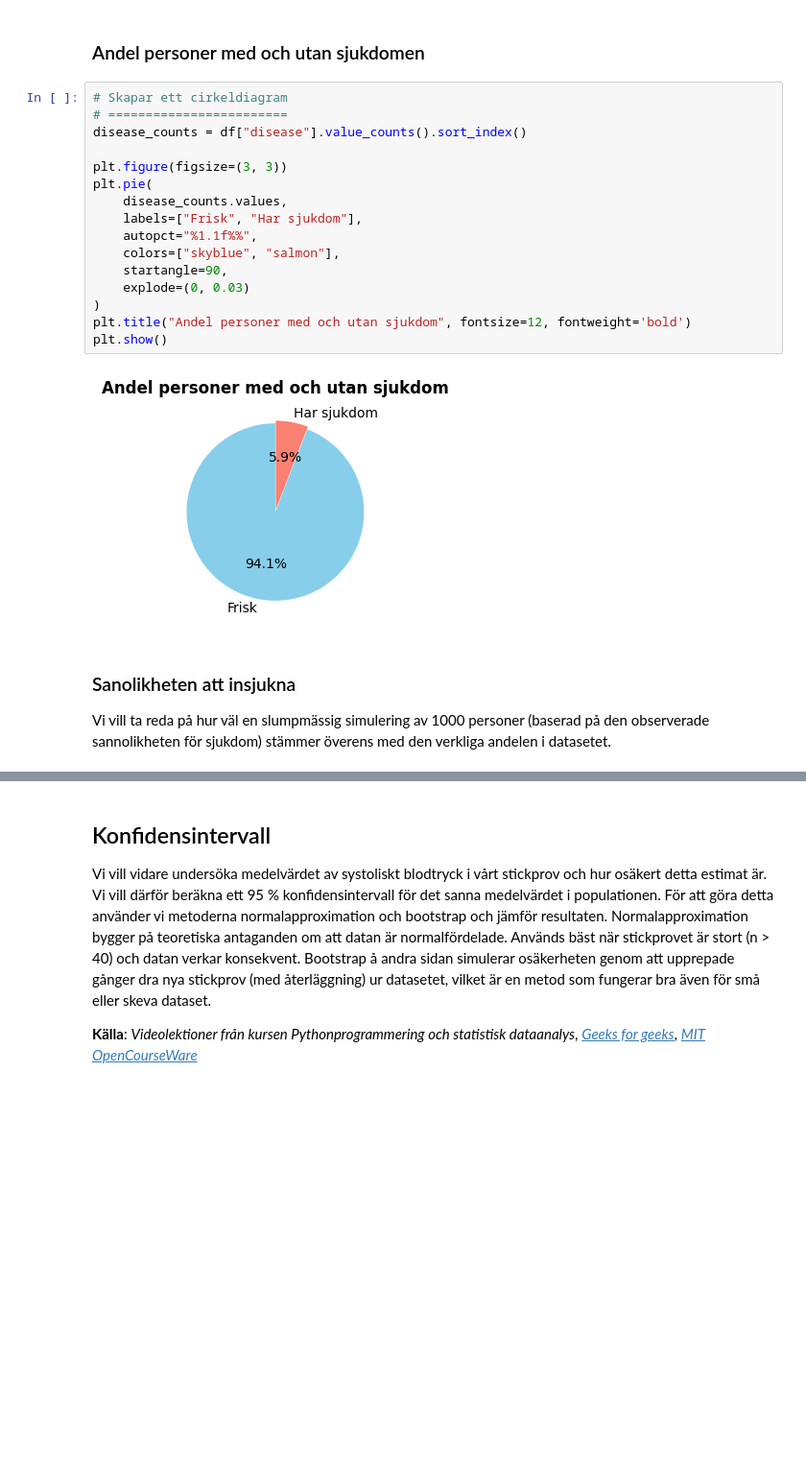
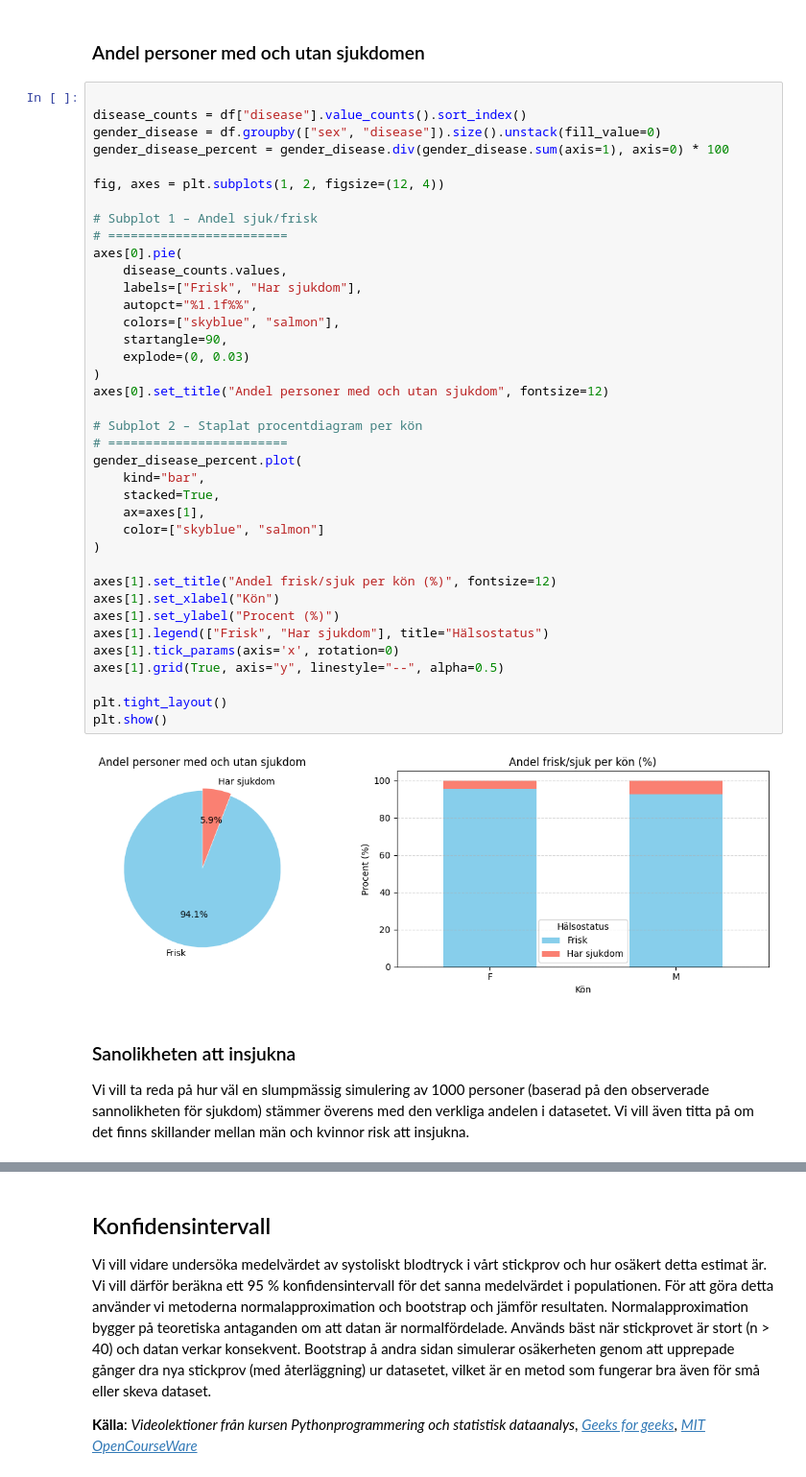
Before and after one commit to belson-h/Project---Health-Study, a Jupyter notebook: study_report.ipynb, the cells around one changed output, grey strips where cells are left out. Shown at 96% size. Drawn from its saved outputs; the diff is of its cells as text; blank space fills up the shorter version.

Commit message:
Lägger till fördjupad analys - individer med sjukdomen

```diff
--- a/study_report.ipynb
+++ b/study_report.ipynb
@@ -176,28 +176,50 @@ Slutligen vill vi jämföra den simulerade andelen med den verkliga andelen i da
 **Källa**: *Videolektioner från kursen Pythonprogrammering och statistisk dataanalys*, *[Geeks for Geeks - Pie Chart](https://www.geeksforgeeks.org/data-science/plot-a-pie-chart-in-python-using-matplotlib/)*, *[Geeks for geeks - random.seed()](https://www.geeksforgeeks.org/python/random-seed-in-python/)*
 # %% [markdown]
 ### Andel personer med och utan sjukdomen
-# %%
-# Skapar ett cirkeldiagram
-# ========================
-disease_counts = df["disease"].value_counts().sort_index()
-
-plt.figure(figsize=(3, 3))
-plt.pie(
-    disease_counts.values,
-    labels=["Frisk", "Har sjukdom"],
-    autopct="%1.1f%%",
-    colors=["skyblue", "salmon"],
-    startangle=90,
-    explode=(0, 0.03)
-)
-plt.title("Andel personer med och utan sjukdom", fontsize=12, fontweight='bold')
-plt.show()
-# %% [output]
-[figure, removed]
+# %%
+
+disease_counts = df["disease"].value_counts().sort_index()
+gender_disease = df.groupby(["sex", "disease"]).size().unstack(fill_value=0)
+gender_disease_percent = gender_disease.div(gender_disease.sum(axis=1), axis=0) * 100
+
+fig, axes = plt.subplots(1, 2, figsize=(12, 4))
+
+# Subplot 1 – Andel sjuk/frisk
+# ========================
+axes[0].pie(
+    disease_counts.values,
+    labels=["Frisk", "Har sjukdom"],
+    autopct="%1.1f%%",
+    colors=["skyblue", "salmon"],
+    startangle=90,
+    explode=(0, 0.03)
+)
+axes[0].set_title("Andel personer med och utan sjukdom", fontsize=12)
+
+# Subplot 2 – Staplat procentdiagram per kön
+# ========================
+gender_disease_percent.plot(
+    kind="bar",
+    stacked=True,
+    ax=axes[1],
+    color=["skyblue", "salmon"]
+)
+
+axes[1].set_title("Andel frisk/sjuk per kön (%)", fontsize=12)
+axes[1].set_xlabel("Kön")
+axes[1].set_ylabel("Procent (%)")
+axes[1].legend(["Frisk", "Har sjukdom"], title="Hälsostatus")
+axes[1].tick_params(axis='x', rotation=0)
+axes[1].grid(True, axis="y", linestyle="--", alpha=0.5)
+
+plt.tight_layout()
+plt.show()
+# %% [output]
+[figure, added]
 # %% [markdown]
 ### Sanolikheten att insjukna
 
-Vi vill ta reda på hur väl en slumpmässig simulering av 1000 personer (baserad på den observerade sannolikheten för sjukdom) stämmer överens med den verkliga andelen i datasetet.
+Vi vill ta reda på hur väl en slumpmässig simulering av 1000 personer (baserad på den observerade sannolikheten för sjukdom) stämmer överens med den verkliga andelen i datasetet. Vi vill även titta på om det finns skillander mellan män och kvinnor risk att insjukna.
 # %%
 # Simulerar sannolikheten för sjukdomen - jämför med den verkliga andelen i datasetet
 
```
Also changed, not shown: parts of 4 cells of this notebook.
